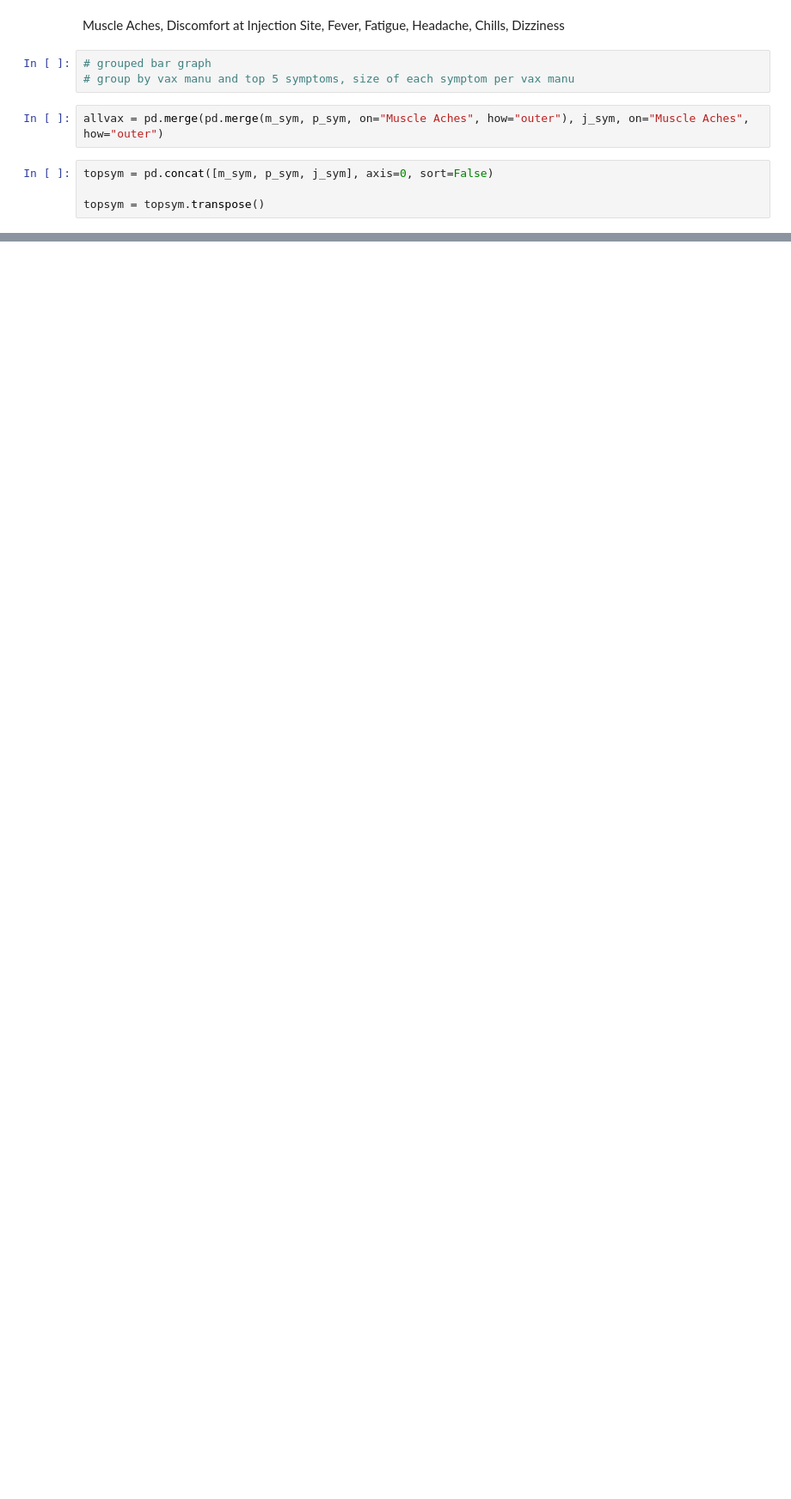
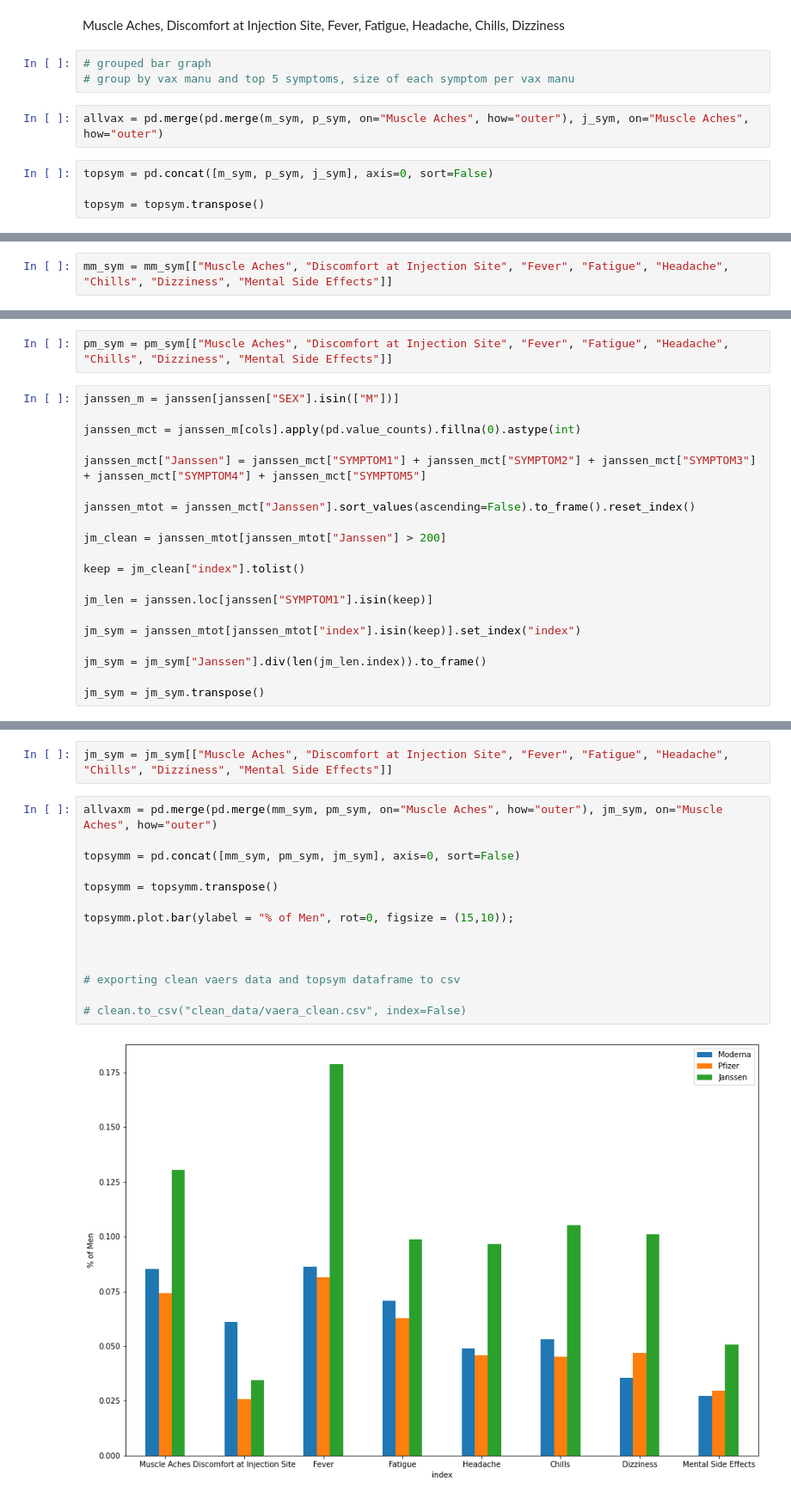
Before and after one commit to atwahl/team_55, a Jupyter notebook: vaers_cleaned.ipynb, the cells around one changed output, grey strips where cells are left out. Shown at 86% size. Saved outputs shown, nothing was run; the diff lists cells and outputs as text; blank space fills up the shorter version.

```diff
--- a/vaers_cleaned.ipynb
+++ b/vaers_cleaned.ipynb
@@ -687,0 +833,2 @@ topsym.to_csv("clean_data/all_manuf_symp.csv", index=False)
+# %%
+mm_sym = mm_sym[["Muscle Aches", "Discomfort at Injection Site", "Fever", "Fatigue", "Headache", "Chills", "Dizziness", "Mental Side Effects"]]
@@ -687,0 +855,22 @@ topsym.to_csv("clean_data/all_manuf_symp.csv", index=False)
+# %%
+pm_sym = pm_sym[["Muscle Aches", "Discomfort at Injection Site", "Fever", "Fatigue", "Headache", "Chills", "Dizziness", "Mental Side Effects"]]
+# %%
+janssen_m = janssen[janssen["SEX"].isin(["M"])]
+
+janssen_mct = janssen_m[cols].apply(pd.value_counts).fillna(0).astype(int)
+
+janssen_mct["Janssen"] = janssen_mct["SYMPTOM1"] + janssen_mct["SYMPTOM2"] + janssen_mct["SYMPTOM3"] + janssen_mct["SYMPTOM4"] + janssen_mct["SYMPTOM5"]
+
+janssen_mtot = janssen_mct["Janssen"].sort_values(ascending=False).to_frame().reset_index()
+
+jm_clean = janssen_mtot[janssen_mtot["Janssen"] > 200]
+
+keep = jm_clean["index"].tolist()
+
+jm_len = janssen.loc[janssen["SYMPTOM1"].isin(keep)]
+
+jm_sym = janssen_mtot[janssen_mtot["index"].isin(keep)].set_index("index")
+
+jm_sym = jm_sym["Janssen"].div(len(jm_len.index)).to_frame()
+
+jm_sym = jm_sym.transpose()
@@ -687,0 +882,18 @@ topsym.to_csv("clean_data/all_manuf_symp.csv", index=False)
+# %%
+jm_sym = jm_sym[["Muscle Aches", "Discomfort at Injection Site", "Fever", "Fatigue", "Headache", "Chills", "Dizziness", "Mental Side Effects"]]
+# %%
+allvaxm = pd.merge(pd.merge(mm_sym, pm_sym, on="Muscle Aches", how="outer"), jm_sym, on="Muscle Aches", how="outer")
+
+topsymm = pd.concat([mm_sym, pm_sym, jm_sym], axis=0, sort=False)
+
+topsymm = topsymm.transpose()
+
+topsymm.plot.bar(ylabel = "% of Men", rot=0, figsize = (15,10));
+
+
+
+# exporting clean vaers data and topsym dataframe to csv
+
+# clean.to_csv("clean_data/vaera_clean.csv", index=False)
+# %% [output]
+[figure, added]
```
Also changed, not shown: parts of 39 cells of this notebook, 4 other files.
